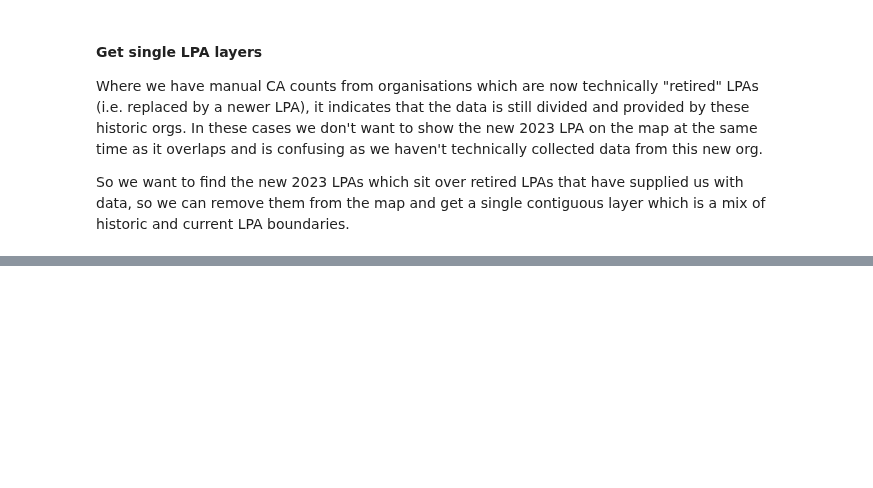
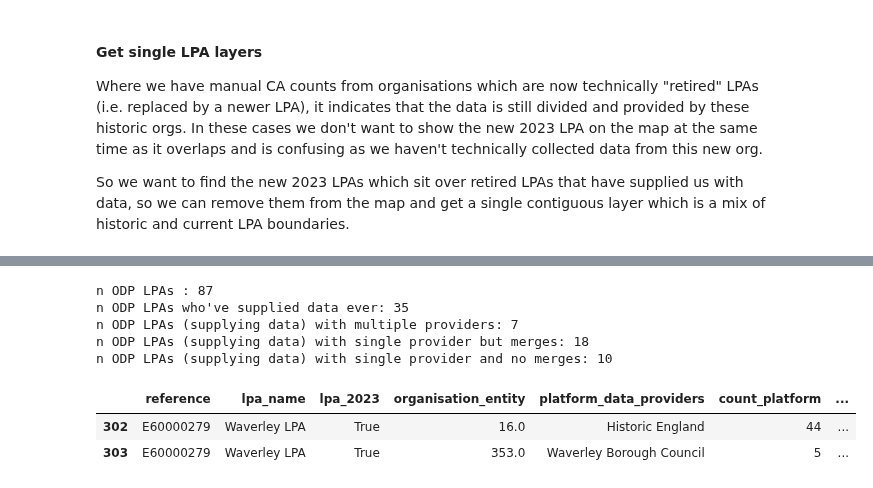
Before and after one commit to digital-land/jupyter-analysis, a Jupyter notebook: analysis/2024-07_conservation_area_count_comparison/conservation_area_count_comparison - analysis.ipynb, the cells around one changed output, grey strips where cells are left out. Cells and saved outputs as stored; diff of their text form; code cells hidden in the pictures; blank space fills up the shorter version.

```diff
--- a/analysis/2024-07_conservation_area_count_comparison/conservation_area_count_comparison - analysis.ipynb
+++ b/analysis/2024-07_conservation_area_count_comparison/conservation_area_count_comparison - analysis.ipynb
@@ -56,7 +100,7 @@ con_count_lpa_df.head()
 # %%
 # CA from pdp
 ca_df = pd.read_csv("https://files.planning.data.gov.uk/dataset/conservation-area.csv",
-                            usecols = ["entity", "name", "organisation-entity", "reference", "entry-date", "point"])
+                            usecols = ["entity", "name", "organisation-entity", "reference", "entry-date", "point", "geometry"])
 
 ca_df.columns = [x.replace("-", "_") for x in ca_df.columns]
 
@@ -143,10 +170,11 @@ lpa_ca_join_count = lpa_ca_join.groupby(
     ).agg(
         {"entity" : "count",
          "name" : lambda x: ', '.join(set(x)),
+         "organisation_entity" : "nunique",
          "org_type_rank" : "min"}
     ).reset_index(
     ).merge(
-        con_count_lpa_df[["local_planning_authority", "name", "conservation_area_count"]],
+        con_count_lpa_df[["local_planning_authority", "name", "conservation_area_count", "odp_flag"]],
         how = "left",
         left_on = "reference",
         right_on = "local_planning_authority"
@@ -156,6 +184,7 @@ lpa_ca_join_count = lpa_ca_join.groupby(
 lpa_ca_join_count.rename(columns=
                          {"entity":"count_platform",
                           "name_x":"platform_data_providers",
+                          "organisation_entity" : "n_platform_data_providers",
                           "conservation_area_count":"count_manual",
                           "name_y":"lpa_name_manual"}, inplace = True)
 
@@ -165,6 +194,6 @@ lpa_ca_join_count["count_delta_abs"] = abs(lpa_ca_join_count["count_delta"])
 # use org type rank to flag the best provider for an area
 lpa_ca_join_count["provider_org_type"] = lpa_ca_join_count["org_type_rank"].map({1:"LPA", 2:"Historic England", 3:"None"})
 
-lpa_ca_join_count.to_csv(os.path.join(output_dir, "LPA_conservation_area_count_comparison.csv"), index = False)
+# lpa_ca_join_count.to_csv(os.path.join(output_dir, "LPA_conservation_area_count_comparison.csv"), index = False)
 
-lpa_ca_join_count.head()
+# lpa_ca_join_count.head()
@@ -383,0 +518,67 @@ lpa_ca_join_count_gdf[lpa_ca_join_count_gdf["reference"] == "E60000328"]
+# %%
+# ODP Summary stats
+
+odp_lpas = lpa_ca_join_count_granular[lpa_ca_join_count_granular["odp_flag"] == True]
+
+# flag lpas which have supplied data at some point
+# (data comes from not-HE, or is showing as HE but has merge or redirect flags, indicating entities for LPA were also created at some point)
+odp_providers = odp_lpas[
+    (
+        (odp_lpas["organisation_entity"] != 16) &
+        (odp_lpas["count_platform"] > 0)
+     ) |
+    (
+        (odp_lpas["organisation_entity"] == 16) &
+        (
+            (odp_lpas["n_he_lpa_merged"] > 0 ) |
+            (odp_lpas["n_ent_redirects"] > 0 )
+        )
+    )
+]
+
+odp_providers_prov_count = odp_providers.groupby(
+        ["reference", "lpa_name"]
+    ).agg(
+        {
+            "platform_data_providers" : "count",
+            "count_platform" : "sum",
+            "n_he_lpa_merged" : "sum",
+            "n_ent_redirects" : "sum"
+        }
+    ).reset_index()
+
+odp_provs_dist = odp_providers["lpa_name"].drop_duplicates()
+
+odp_provs_w_multi = odp_providers_prov_count[odp_providers_prov_count["platform_data_providers"] > 1]
+odp_provs_w_merges = odp_providers_prov_count[
+    (odp_providers_prov_count["platform_data_providers"] == 1) &
+    (odp_providers_prov_count["n_he_lpa_merged"] + odp_providers_prov_count["n_ent_redirects"] > 0)
+]
+
+odp_provs_clean = odp_providers_prov_count[
+    (odp_providers_prov_count["platform_data_providers"] == 1) &
+    (odp_providers_prov_count["n_he_lpa_merged"] + odp_providers_prov_count["n_ent_redirects"] == 0)
+]
+
+print(f"n ODP LPAs : {len(odp_lpas)}")
+print(f"n ODP LPAs who've supplied data ever: {len(odp_provs_dist)}")
+print(f"n ODP LPAs (supplying data) with multiple providers: {len(odp_provs_w_multi)}")
+print(f"n ODP LPAs (supplying data) with single provider but merges: {len(odp_provs_w_merges)}")
+print(f"n ODP LPAs (supplying data) with single provider and no merges: {len(odp_provs_clean)}")
+
+# show summary table
+# odp_providers_prov_count[odp_providers_prov_count["platform_data_providers"] > 1]
+# %% [output]
+n ODP LPAs : 87
+n ODP LPAs who've supplied data ever: 35
+n ODP LPAs (supplying data) with multiple providers: 7
+n ODP LPAs (supplying data) with single provider but merges: 18
+n ODP LPAs (supplying data) with single provider and no merges: 10
+# %%
+# check single example in granular summary
+lpa_ca_join_count_granular[lpa_ca_join_count_granular["reference"] == "E60000279"]
+# lpa_ca_join[lpa_ca_join["reference"] == "E60000279"].sort_values(by = ["name", "he_lpa_merged", "is_redirect"])
+# %% [output]
+|  | reference | lpa_name | lpa_2023 | organisation_entity | platform_data_providers | count_platform | ... |
+| 302 | E60000279 | Waverley LPA | True | 16.0 | Historic England | 44 | ... |
+| 303 | E60000279 | Waverley LPA | True | 353.0 | Waverley Borough Council | 5 | ... |
```
Also changed, not shown: parts of 43 cells of this notebook.
